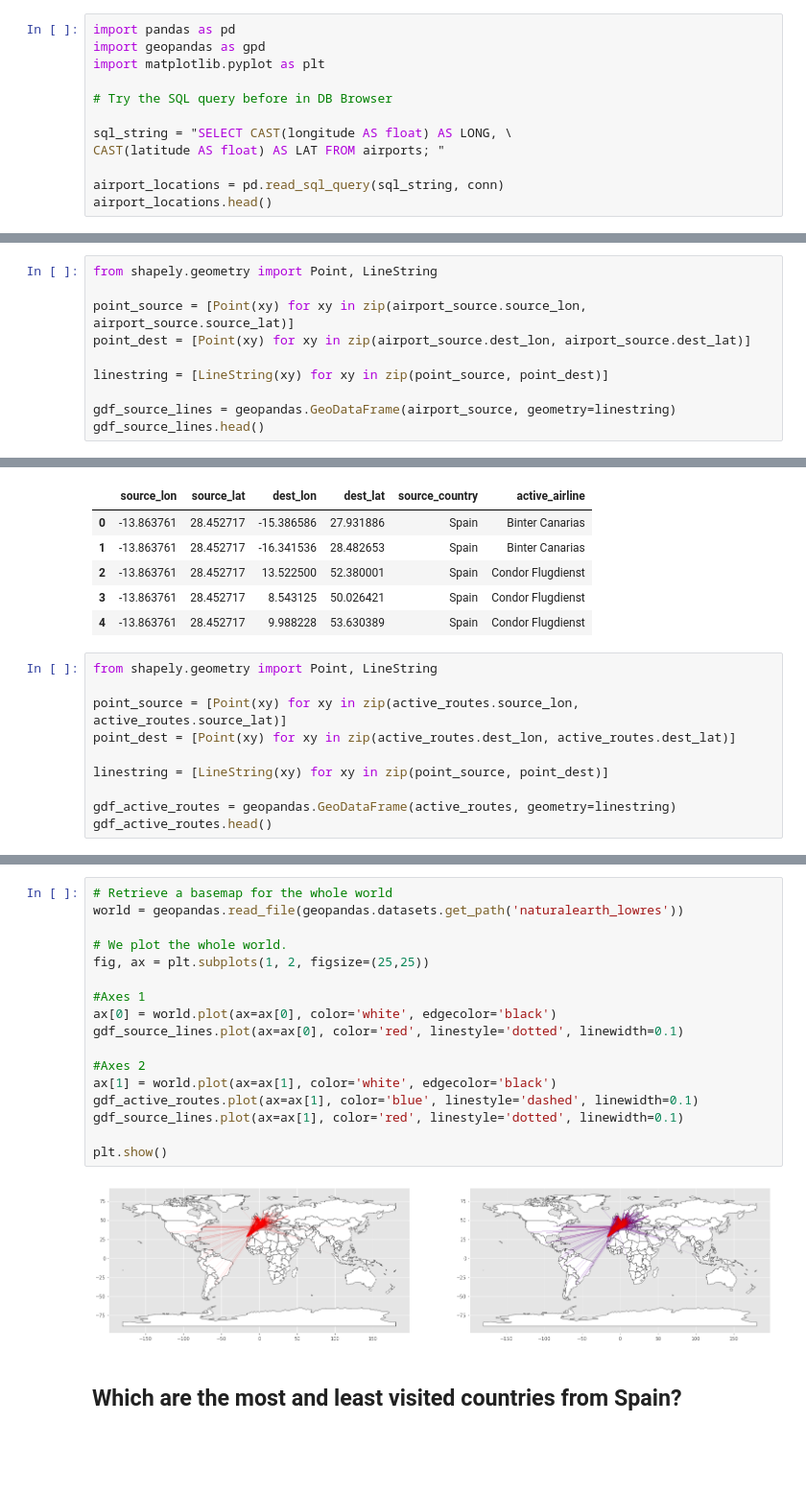
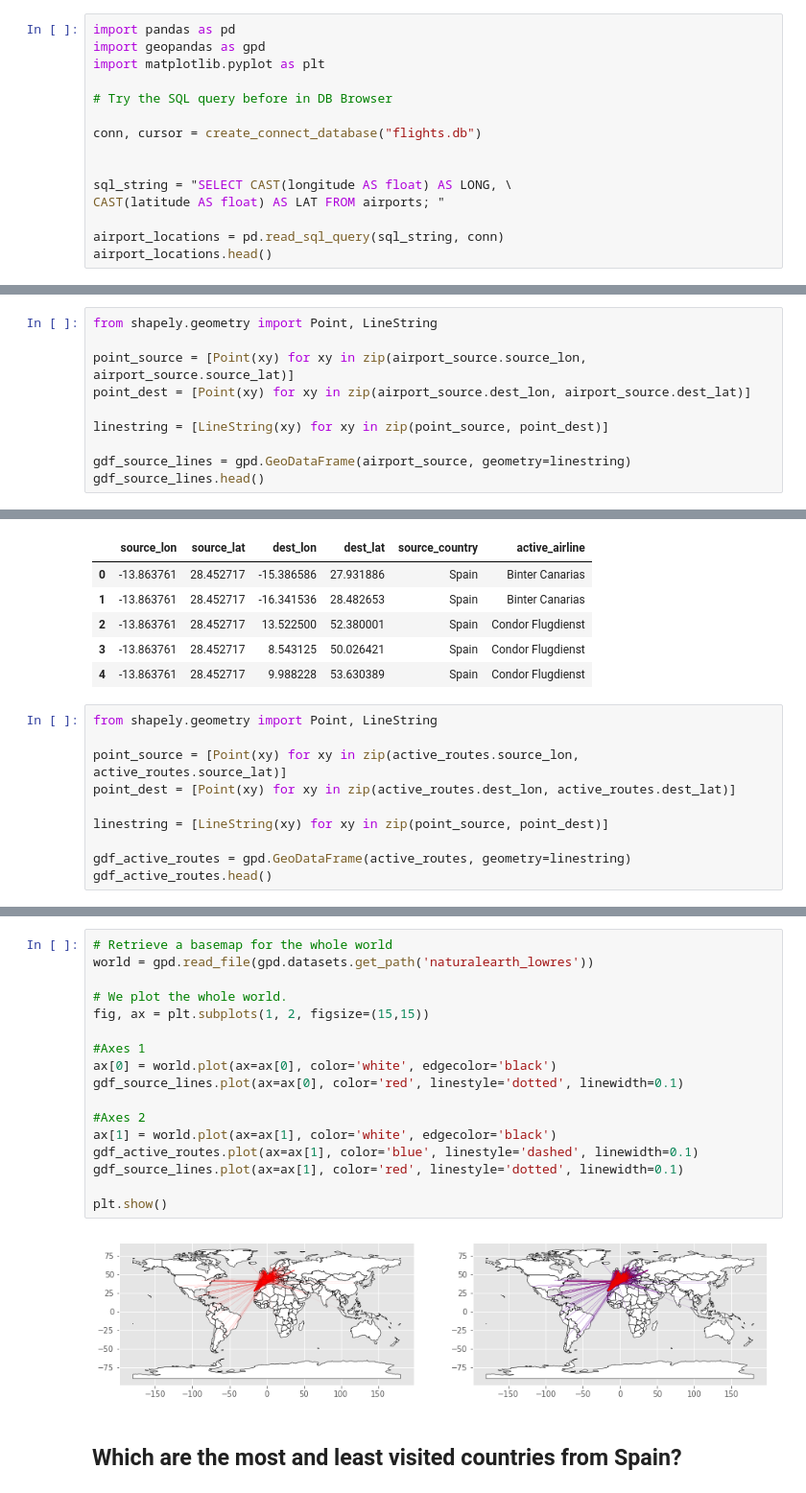
Before and after one commit to vfp1/bts-mbds-data-science-foundations-2019, a Jupyter notebook: sessions/03_Python_databases_Sqlite_with_solutions.ipynb, the cells around one changed output, grey strips where cells are left out. Shown at 96% size. Drawn from its saved outputs; the diff is of its cells as text; blank space fills up the shorter version.

```diff
--- a/sessions/03_Python_databases_Sqlite_with_solutions.ipynb
+++ b/sessions/03_Python_databases_Sqlite_with_solutions.ipynb
@@ -806,6 +815,9 @@ import matplotlib.pyplot as plt
 
 # Try the SQL query before in DB Browser
 
+conn, cursor = create_connect_database("flights.db")
+
+
 sql_string = "SELECT CAST(longitude AS float) AS LONG, \
 CAST(latitude AS float) AS LAT FROM airports; "
 
@@ -1048,7 +1073,7 @@ point_dest = [Point(xy) for xy in zip(airport_source.dest_lon, airport_source.de
 
 linestring = [LineString(xy) for xy in zip(point_source, point_dest)]
 
-gdf_source_lines = geopandas.GeoDataFrame(airport_source, geometry=linestring)
+gdf_source_lines = gpd.GeoDataFrame(airport_source, geometry=linestring)
 gdf_source_lines.head()
 # %% [output]
 |  | source_lon | source_lat | dest_lon | dest_lat | source_country | destination_country | geometry |
@@ -1114,7 +1139,7 @@ point_dest = [Point(xy) for xy in zip(active_routes.dest_lon, active_routes.dest
 
 linestring = [LineString(xy) for xy in zip(point_source, point_dest)]
 
-gdf_active_routes = geopandas.GeoDataFrame(active_routes, geometry=linestring)
+gdf_active_routes = gpd.GeoDataFrame(active_routes, geometry=linestring)
 gdf_active_routes.head()
 # %% [output]
 |  | source_lon | source_lat | dest_lon | dest_lat | source_country | active_airline | geometry |
@@ -1125,23 +1150,23 @@ gdf_active_routes.head()
 | 4 | -13.863761 | 28.452717 | 9.988228 | 53.630389 | Spain | Condor Flugdienst | LINESTRING (-13.86376 28.45272, 9... |
 # %%
 # Retrieve a basemap for the whole world
-world = geopandas.read_file(geopandas.datasets.get_path('naturalearth_lowres'))
+world = gpd.read_file(gpd.datasets.get_path('naturalearth_lowres'))
 
 # We plot the whole world.
-fig, ax = plt.subplots(1, 2, figsize=(25,25))
+fig, ax = plt.subplots(1, 2, figsize=(15,15))
 
 #Axes 1
 ax[0] = world.plot(ax=ax[0], color='white', edgecolor='black')
 gdf_source_lines.plot(ax=ax[0], color='red', linestyle='dotted', linewidth=0.1)
 
 #Axes 2
 ax[1] = world.plot(ax=ax[1], color='white', edgecolor='black')
 gdf_active_routes.plot(ax=ax[1], color='blue', linestyle='dashed', linewidth=0.1)
 gdf_source_lines.plot(ax=ax[1], color='red', linestyle='dotted', linewidth=0.1)
 
 plt.show()
 # %% [output]
-[figure, old version]
+[figure, new version]
 # %% [markdown]
 ## Which are the most and least visited countries from Spain?
 # %%
```
Also changed, not shown: parts of 27 cells of this notebook, 1 other file.
